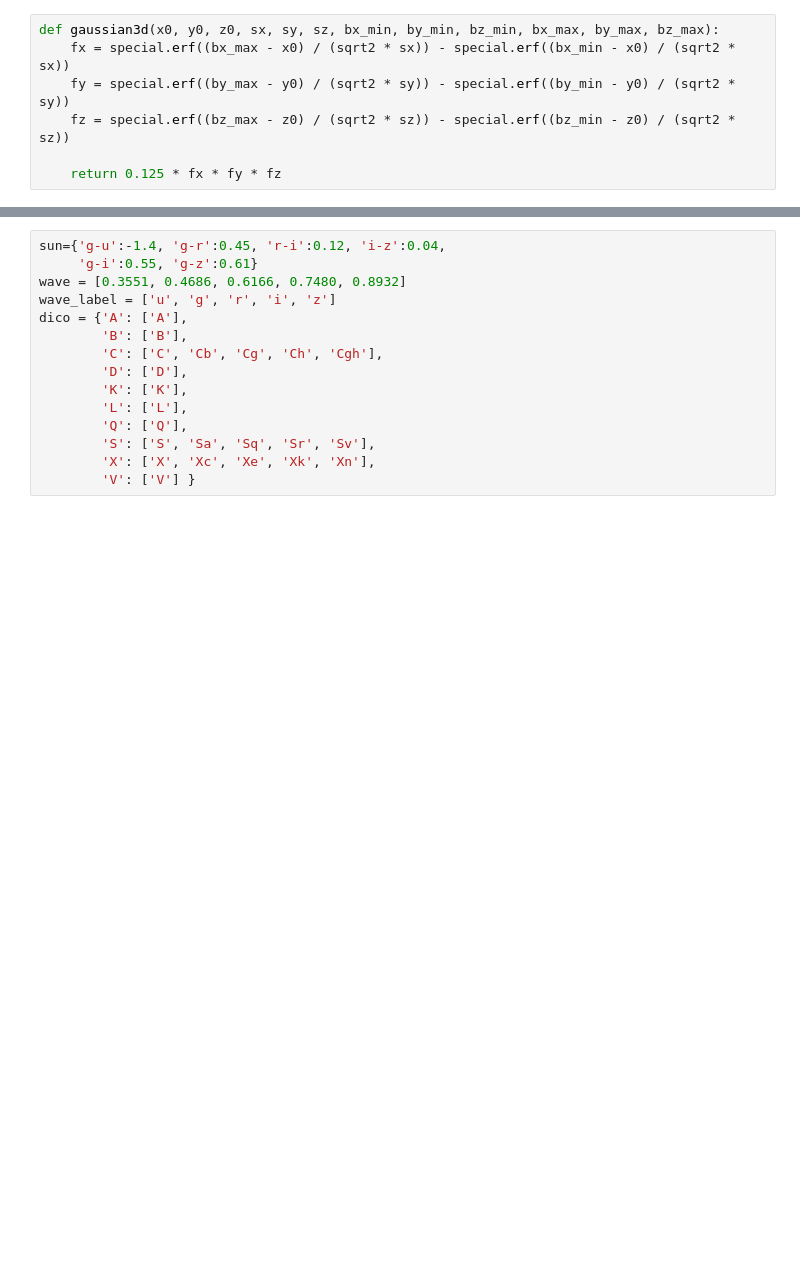
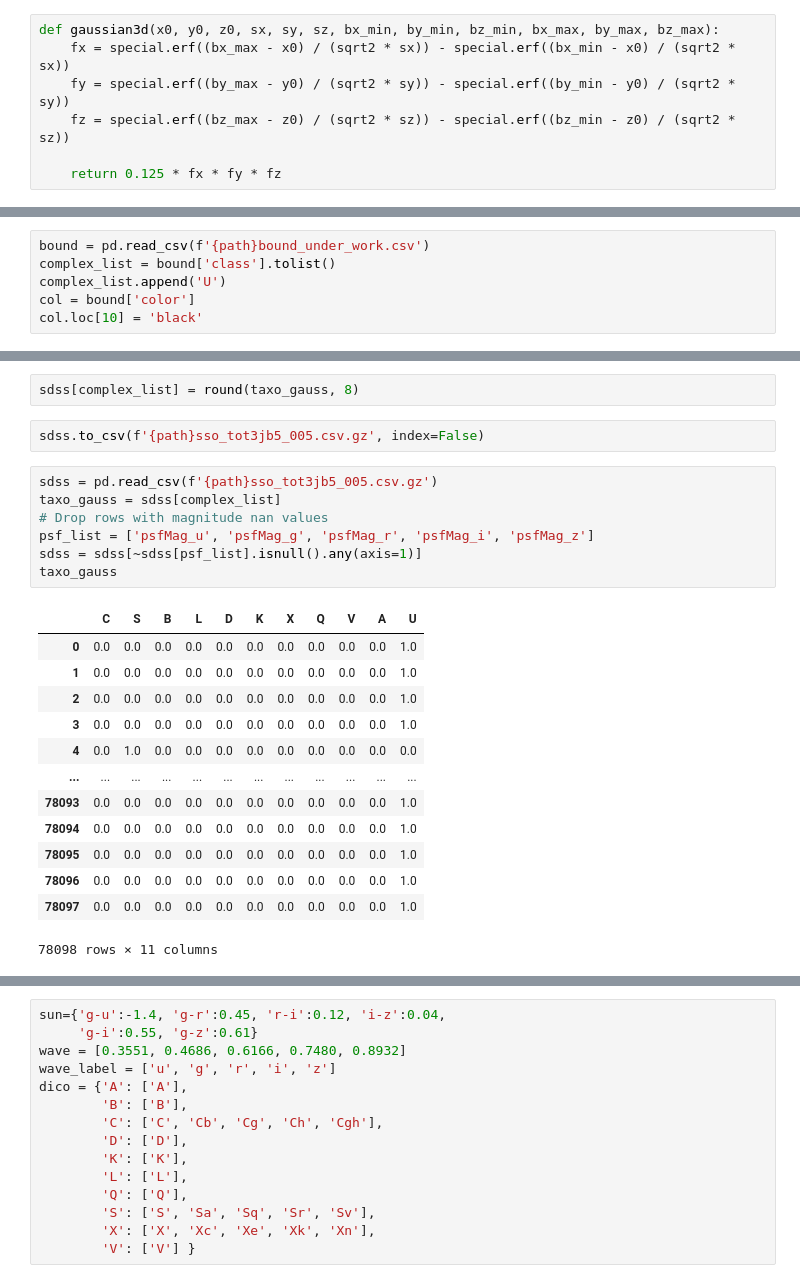
Before and after one commit to AlexeySergeyev/myutils, a Jupyter notebook: taxoCa.ipynb, the cells around one changed output, grey strips where cells are left out. Drawn from its saved outputs; the diff is of its cells as text; blank space fills up the shorter version.

```diff
--- a/taxoCa.ipynb
+++ b/taxoCa.ipynb
@@ -42,0 +35,6 @@ print(sdss_list)
+# %%
+bound = pd.read_csv(f'{path}bound_under_work.csv')
+complex_list = bound['class'].tolist()
+complex_list.append('U')
+col = bound['color']
+col.loc[10] = 'black'
@@ -116,6 +195,31 @@ for i in tqdm(range(sdss.__len__())):
         taxo_gauss.loc[i] = list((areas_gauss[i]))
 
 # print(taxo_gauss)
+# %%
+sdss[complex_list] = round(taxo_gauss, 8)
+# %%
+sdss.to_csv(f'{path}sso_tot3jb5_005.csv.gz', index=False)
+# %%
+sdss = pd.read_csv(f'{path}sso_tot3jb5_005.csv.gz')
+taxo_gauss = sdss[complex_list]
+# Drop rows with magnitude nan values
+psf_list = ['psfMag_u', 'psfMag_g', 'psfMag_r', 'psfMag_i', 'psfMag_z']
+sdss = sdss[~sdss[psf_list].isnull().any(axis=1)]
+taxo_gauss
+# %% [output]
+|  | C | S | B | L | D | K | X | Q | V | A | U |
+| 0 | 0.0 | 0.0 | 0.0 | 0.0 | 0.0 | 0.0 | 0.0 | 0.0 | 0.0 | 0.0 | 1.0 |
+| 1 | 0.0 | 0.0 | 0.0 | 0.0 | 0.0 | 0.0 | 0.0 | 0.0 | 0.0 | 0.0 | 1.0 |
+| 2 | 0.0 | 0.0 | 0.0 | 0.0 | 0.0 | 0.0 | 0.0 | 0.0 | 0.0 | 0.0 | 1.0 |
+| 3 | 0.0 | 0.0 | 0.0 | 0.0 | 0.0 | 0.0 | 0.0 | 0.0 | 0.0 | 0.0 | 1.0 |
+| 4 | 0.0 | 1.0 | 0.0 | 0.0 | 0.0 | 0.0 | 0.0 | 0.0 | 0.0 | 0.0 | 0.0 |
+| ... | ... | ... | ... | ... | ... | ... | ... | ... | ... | ... | ... |
+| 78093 | 0.0 | 0.0 | 0.0 | 0.0 | 0.0 | 0.0 | 0.0 | 0.0 | 0.0 | 0.0 | 1.0 |
+| 78094 | 0.0 | 0.0 | 0.0 | 0.0 | 0.0 | 0.0 | 0.0 | 0.0 | 0.0 | 0.0 | 1.0 |
+| 78095 | 0.0 | 0.0 | 0.0 | 0.0 | 0.0 | 0.0 | 0.0 | 0.0 | 0.0 | 0.0 | 1.0 |
+| 78096 | 0.0 | 0.0 | 0.0 | 0.0 | 0.0 | 0.0 | 0.0 | 0.0 | 0.0 | 0.0 | 1.0 |
+| 78097 | 0.0 | 0.0 | 0.0 | 0.0 | 0.0 | 0.0 | 0.0 | 0.0 | 0.0 | 0.0 | 1.0 |
+78098 rows × 11 columns
 # %%
 a5 = taxo_gauss.iloc[:,:-1].idxmax(axis=1).to_numpy()
 c5 = taxo_gauss.iloc[:,:-1].max(axis=1)
```
Also changed, not shown: parts of 18 cells of this notebook.
